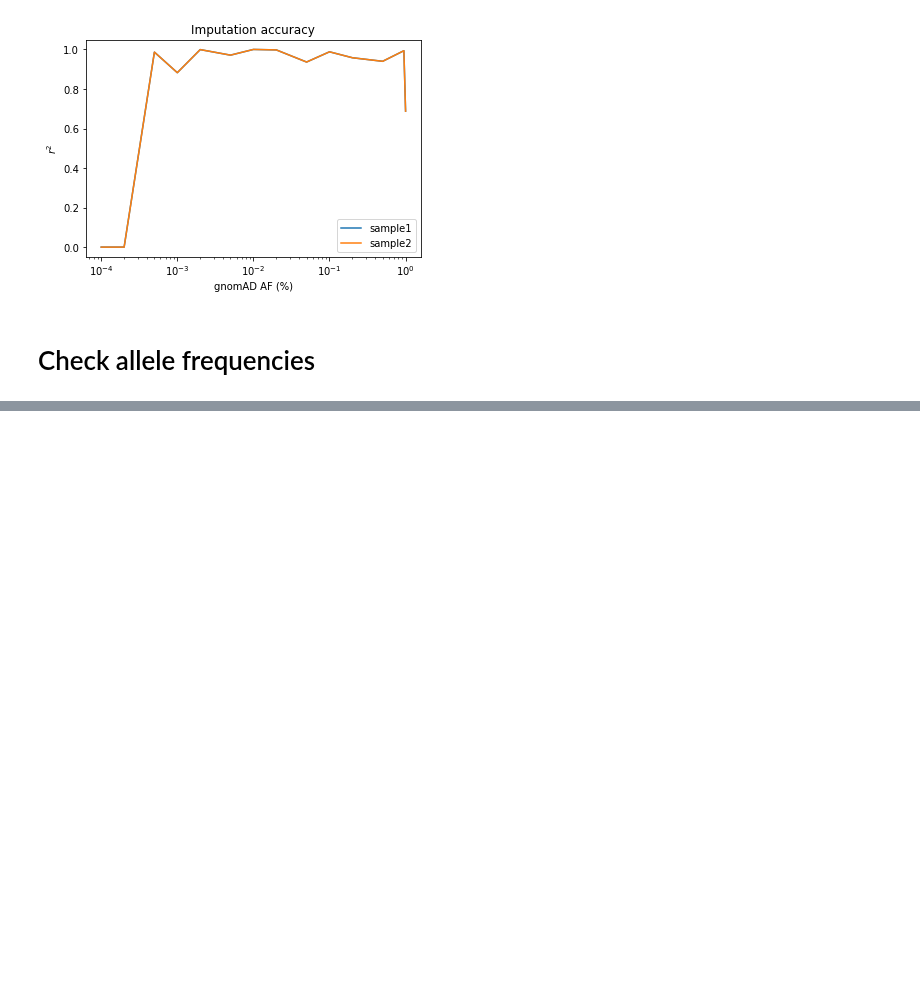
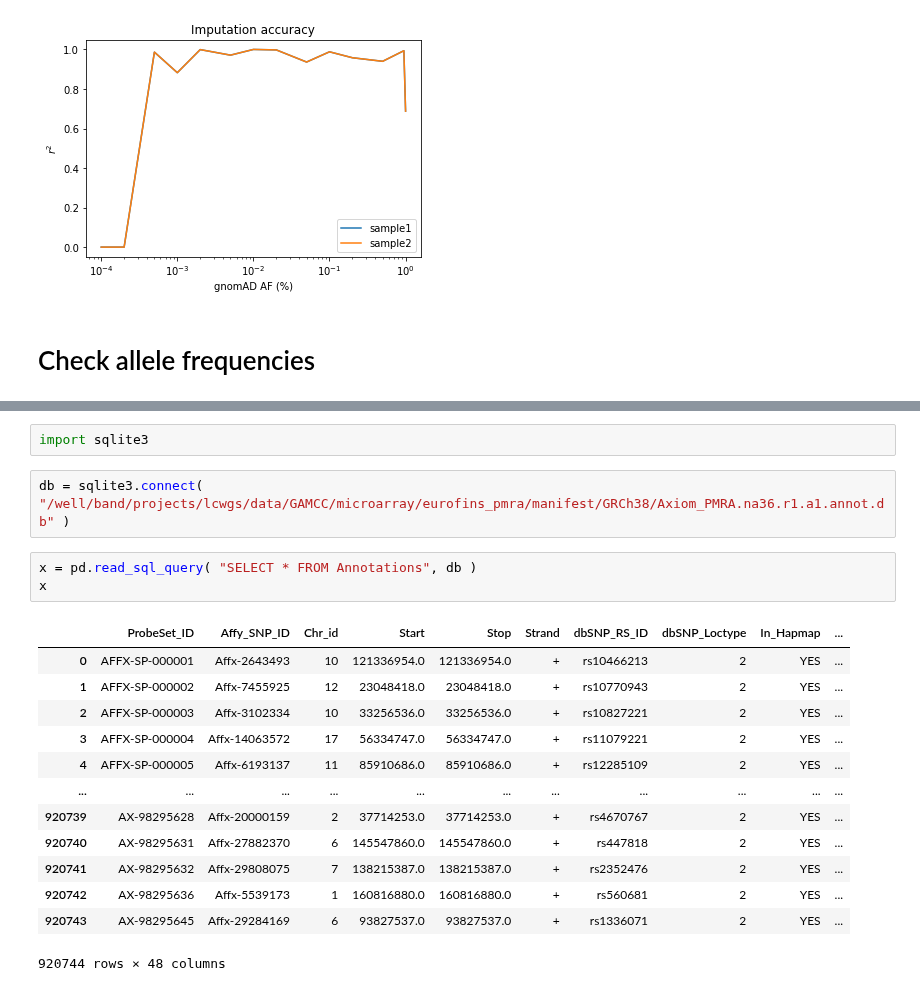
Before and after one commit to Suuuuuuuus/LCWGS_pipeline, a Jupyter notebook: scripts/lcwgs_dump.ipynb, the cells around one changed output, grey strips where cells are left out. Drawn from its saved outputs; the diff is of its cells as text; blank space fills up the shorter version.

```diff
--- a/scripts/lcwgs_dump.ipynb
+++ b/scripts/lcwgs_dump.ipynb
@@ -81,0 +160,21 @@ lcwgSus.plot_afs(chip_af, quilt_af, save_fig = True)
+# %%
+import sqlite3
+# %%
+db = sqlite3.connect( "/well/band/projects/lcwgs/data/GAMCC/microarray/eurofins_pmra/manifest/GRCh38/Axiom_PMRA.na36.r1.a1.annot.db" )
+# %%
+x = pd.read_sql_query( "SELECT * FROM Annotations", db )
+x
+# %% [output]
+|  | ProbeSet_ID | Affy_SNP_ID | Chr_id | Start | Stop | Strand | dbSNP_RS_ID | dbSNP_Loctype | In_Hapmap | ... |
+| 0 | AFFX-SP-000001 | Affx-2643493 | 10 | 121336954.0 | 121336954.0 | + | rs10466213 | 2 | YES | ... |
+| 1 | AFFX-SP-000002 | Affx-7455925 | 12 | 23048418.0 | 23048418.0 | + | rs10770943 | 2 | YES | ... |
+| 2 | AFFX-SP-000003 | Affx-3102334 | 10 | 33256536.0 | 33256536.0 | + | rs10827221 | 2 | YES | ... |
+| 3 | AFFX-SP-000004 | Affx-14063572 | 17 | 56334747.0 | 56334747.0 | + | rs11079221 | 2 | YES | ... |
+| 4 | AFFX-SP-000005 | Affx-6193137 | 11 | 85910686.0 | 85910686.0 | + | rs12285109 | 2 | YES | ... |
+| ... | ... | ... | ... | ... | ... | ... | ... | ... | ... | ... |
+| 920739 | AX-98295628 | Affx-20000159 | 2 | 37714253.0 | 37714253.0 | + | rs4670767 | 2 | YES | ... |
+| 920740 | AX-98295631 | Affx-27882370 | 6 | 145547860.0 | 145547860.0 | + | rs447818 | 2 | YES | ... |
+| 920741 | AX-98295632 | Affx-29808075 | 7 | 138215387.0 | 138215387.0 | + | rs2352476 | 2 | YES | ... |
+| 920742 | AX-98295636 | Affx-5539173 | 1 | 160816880.0 | 160816880.0 | + | rs560681 | 2 | YES | ... |
+| 920743 | AX-98295645 | Affx-29284169 | 6 | 93827537.0 | 93827537.0 | + | rs1336071 | 2 | YES | ... |
+920744 rows × 48 columns
```
Also changed, not shown: parts of 8 cells of this notebook.
